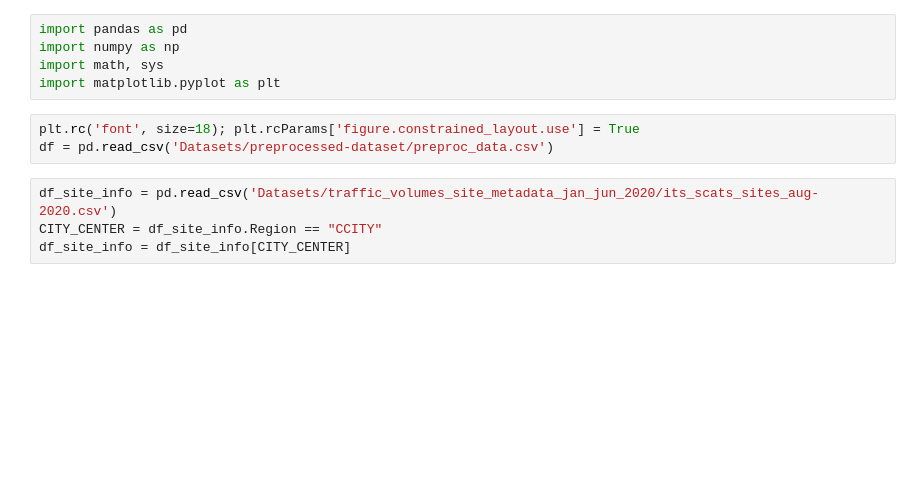
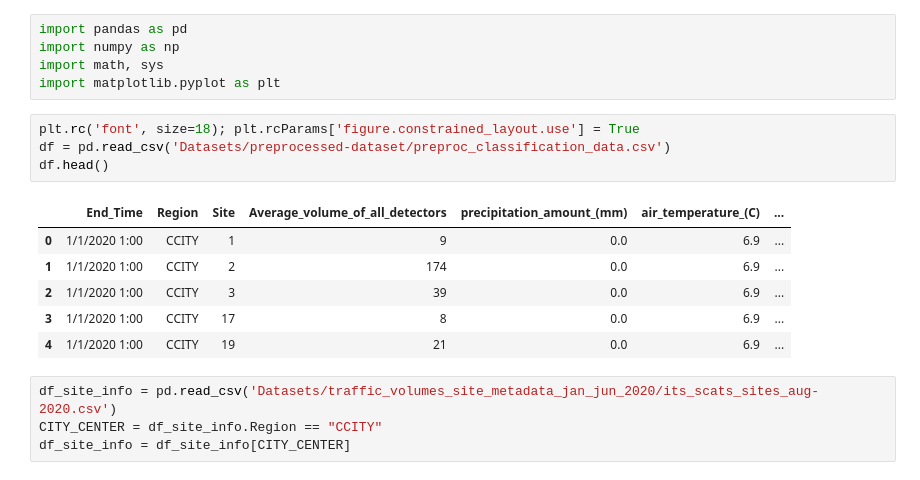
Before and after one commit to ashrivas99/traffic-prediction-dublin, a Jupyter notebook: timeSeriesFeatures.ipynb, the cells around one changed output. Saved outputs shown, nothing was run; the diff lists cells and outputs as text; blank space fills up the shorter version.

```diff
--- a/timeSeriesFeatures.ipynb
+++ b/timeSeriesFeatures.ipynb
@@ -5,7 +5,15 @@ import math, sys
 import matplotlib.pyplot as plt
 # %%
 plt.rc('font', size=18); plt.rcParams['figure.constrained_layout.use'] = True
-df = pd.read_csv('Datasets/preprocessed-dataset/preproc_data.csv')
+df = pd.read_csv('Datasets/preprocessed-dataset/preproc_classification_data.csv')
+df.head()
+# %% [output]
+|  | End_Time | Region | Site | Average_volume_of_all_detectors | precipitation_amount_(mm) | air_temperature_(C) | ... |
+| 0 | 1/1/2020 1:00 | CCITY | 1 | 9 | 0.0 | 6.9 | ... |
+| 1 | 1/1/2020 1:00 | CCITY | 2 | 174 | 0.0 | 6.9 | ... |
+| 2 | 1/1/2020 1:00 | CCITY | 3 | 39 | 0.0 | 6.9 | ... |
+| 3 | 1/1/2020 1:00 | CCITY | 17 | 8 | 0.0 | 6.9 | ... |
+| 4 | 1/1/2020 1:00 | CCITY | 19 | 21 | 0.0 | 6.9 | ... |
 # %%
 df_site_info = pd.read_csv('Datasets/traffic_volumes_site_metadata_jan_jun_2020/its_scats_sites_aug-2020.csv')
 CITY_CENTER = df_site_info.Region == "CCITY"
```
Also changed, not shown: parts of 6 cells of this notebook, 3 other files.
